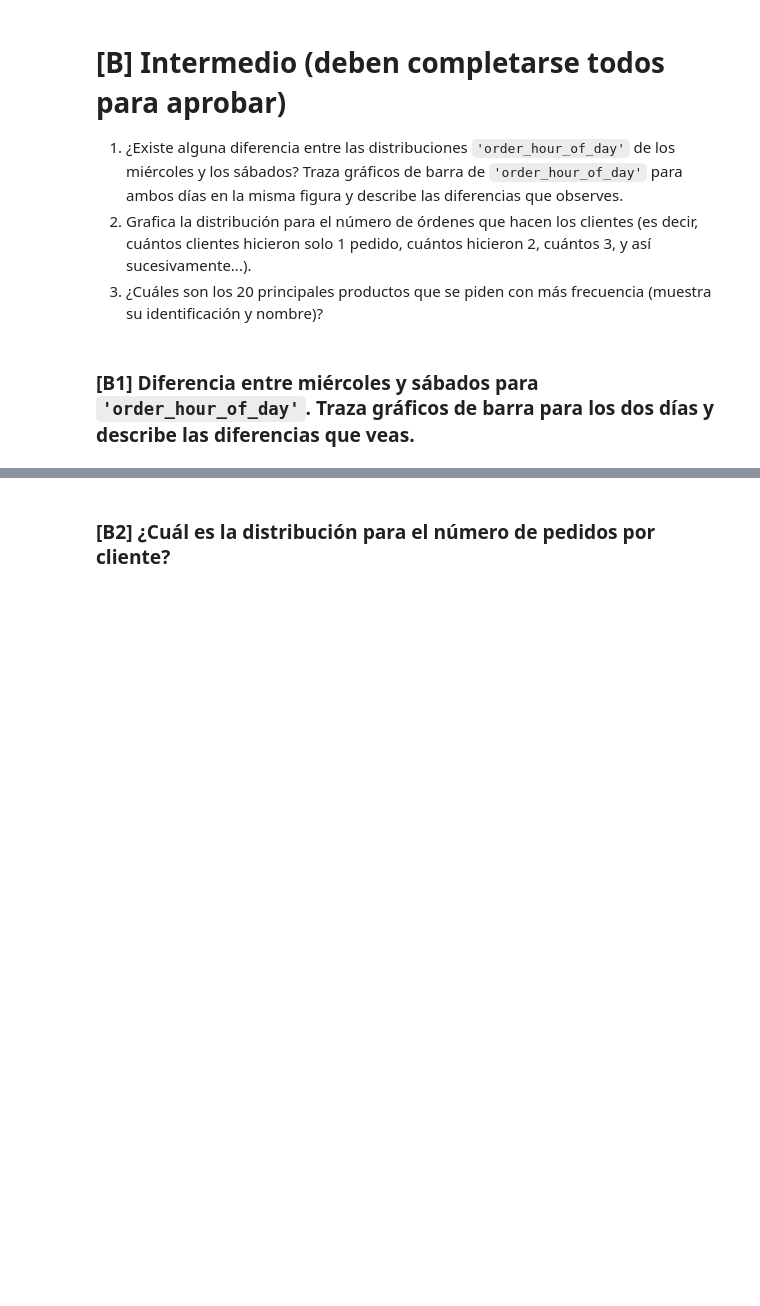
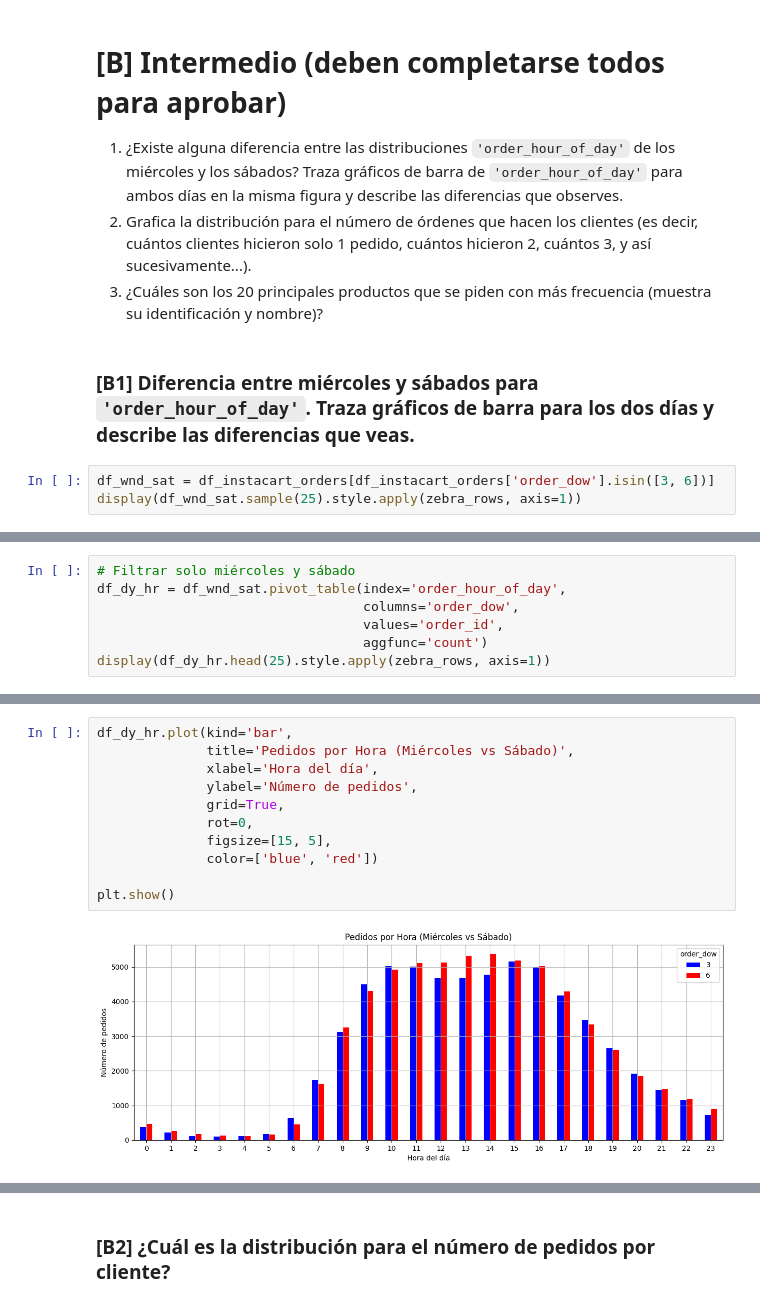
Before and after one commit to LuisPastranaLemus/Python-Github_VENV, a Jupyter notebook: TripleTen/Project_Sprint4/Project_Sprint4.ipynb, the cells around one changed output, grey strips where cells are left out. Saved outputs shown, nothing was run; the diff lists cells and outputs as text; blank space fills up the shorter version.

```diff
--- a/TripleTen/Project_Sprint4/Project_Sprint4.ipynb
+++ b/TripleTen/Project_Sprint4/Project_Sprint4.ipynb
@@ -437,3 +1080,6 @@ Escribe aquí tus conclusiones
 3. ¿Cuáles son los 20 principales productos que se piden con más frecuencia (muestra su identificación y nombre)?
 # %% [markdown]
 ### [B1] Diferencia entre miércoles y sábados para  `'order_hour_of_day'`. Traza gráficos de barra para los dos días y describe las diferencias que veas.
+# %%
+df_wnd_sat = df_instacart_orders[df_instacart_orders['order_dow'].isin([3, 6])]
+display(df_wnd_sat.sample(25).style.apply(zebra_rows, axis=1))
@@ -439,0 +1104,7 @@ Escribe aquí tus conclusiones
+# %%
+# Filtrar solo miércoles y sábado
+df_dy_hr = df_wnd_sat.pivot_table(index='order_hour_of_day',
+                                  columns='order_dow',
+                                  values='order_id',
+                                  aggfunc='count')
+display(df_dy_hr.head(25).style.apply(zebra_rows, axis=1))
@@ -440,2 +1130,15 @@ Escribe aquí tus conclusiones
+# %%
+df_dy_hr.plot(kind='bar',
+              title='Pedidos por Hora (Miércoles vs Sábado)',
+              xlabel='Hora del día',
+              ylabel='Número de pedidos',
+              grid=True,
+              rot=0,
+              figsize=[15, 5],
+              color=['blue', 'red'])
+
+plt.show()
+# %% [output]
+[figure, added]
 # %% [markdown]
 Escribe aquí tus conclusiones
```
Also changed, not shown: parts of 101 cells of this notebook, 6 other files.
